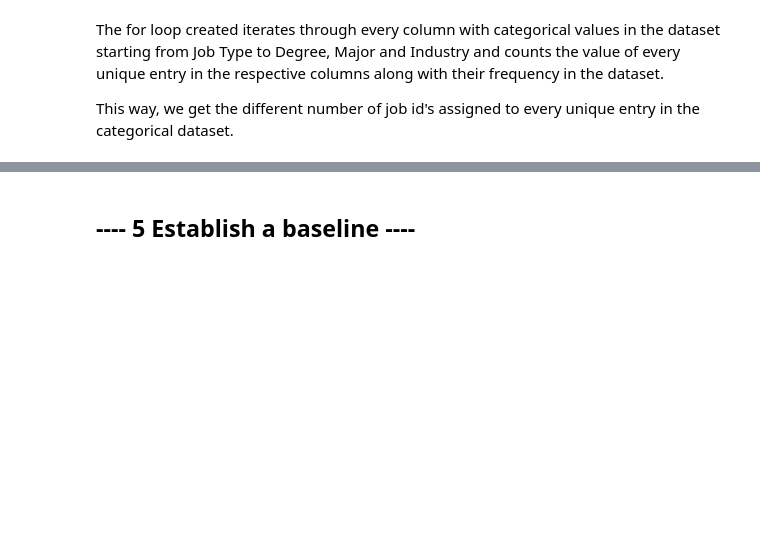
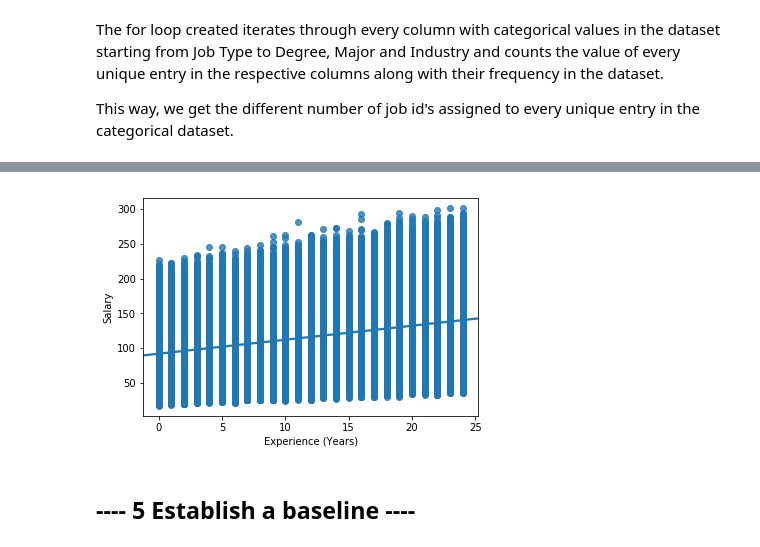
Before and after one commit to MrYoupiter/Salary_Prediction_Portfolio, a Jupyter notebook: SalaryPredictionProject.ipynb, the cells around one changed output, grey strips where cells are left out. Cells and saved outputs as stored; diff of their text form; code cells hidden in the pictures; blank space fills up the shorter version.

```diff
--- a/SalaryPredictionProject.ipynb
+++ b/SalaryPredictionProject.ipynb
@@ -339,3 +481,9 @@ As a part of visualization, we would
+# %%
+#Creating regression plot
+
+sns.regplot(x="Experience (Years)", y="Salary", data = train_merged);
+# %% [output]
+[figure, added]
 # %% [markdown]
 ## ---- 5 Establish a baseline ----
 # %%
```
Also changed, not shown: parts of 17 cells of this notebook.
